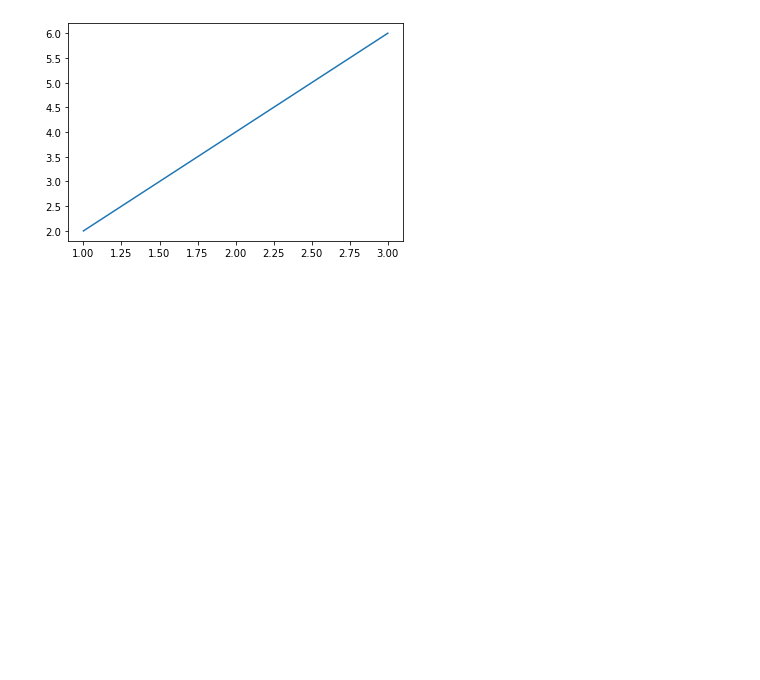
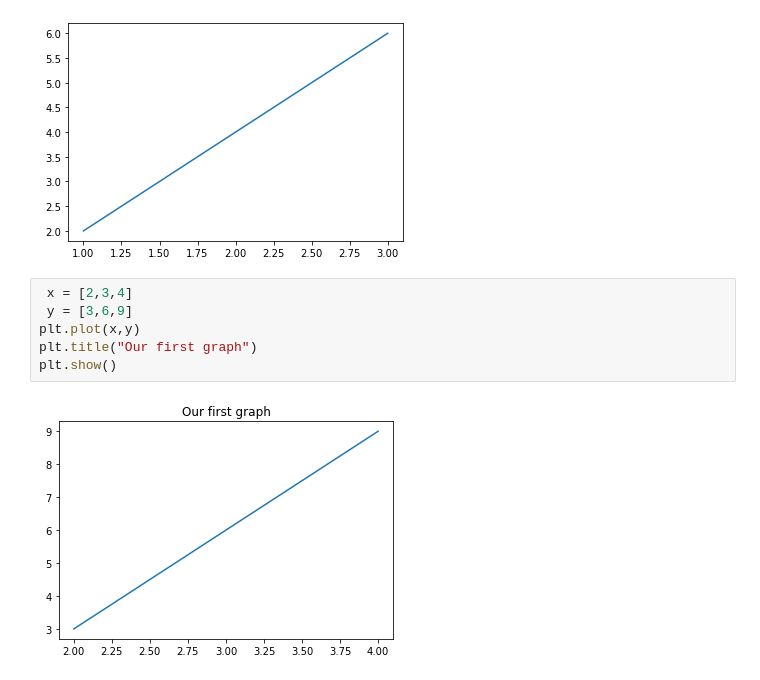
Before and after one commit to ShadmanRana/Matplotlib, a Jupyter notebook: basic_mlp.ipynb, the cells around one changed output. Cells and saved outputs as stored; diff of their text form; blank space fills up the shorter version.

```diff
--- a/basic_mlp.ipynb
+++ b/basic_mlp.ipynb
@@ -9,3 +9,11 @@ plt.plot([1,2,3],[2,4,6])
 # %% [output]
 [<matplotlib.lines.Line2D at 0x...>]
 [figure]
+# %%
+ x = [2,3,4]
+ y = [3,6,9]
+plt.plot(x,y)
+plt.title("Our first graph")
+plt.show()
+# %% [output]
+[figure, added]
```
Also changed, not shown: parts of 1 cell of this notebook.
